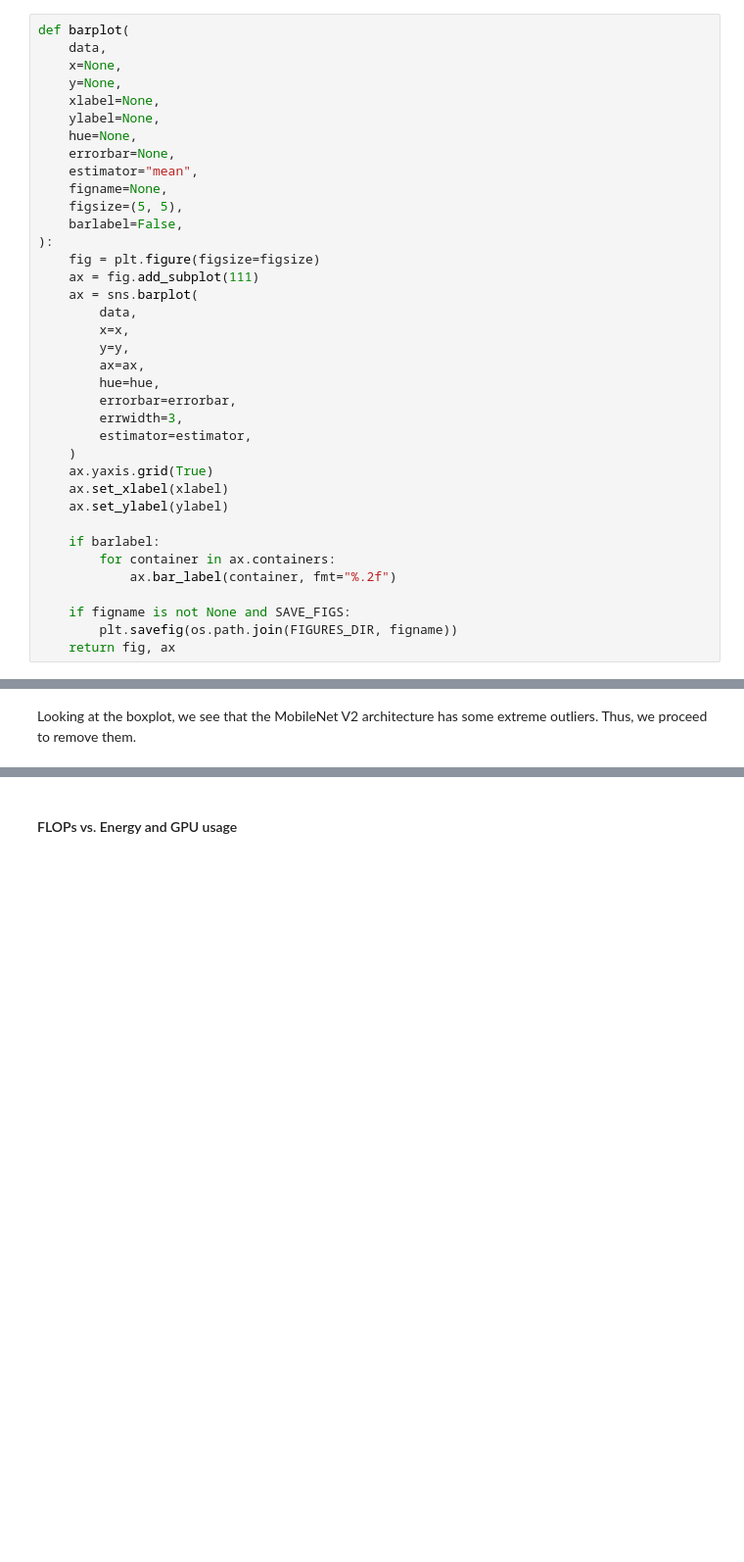
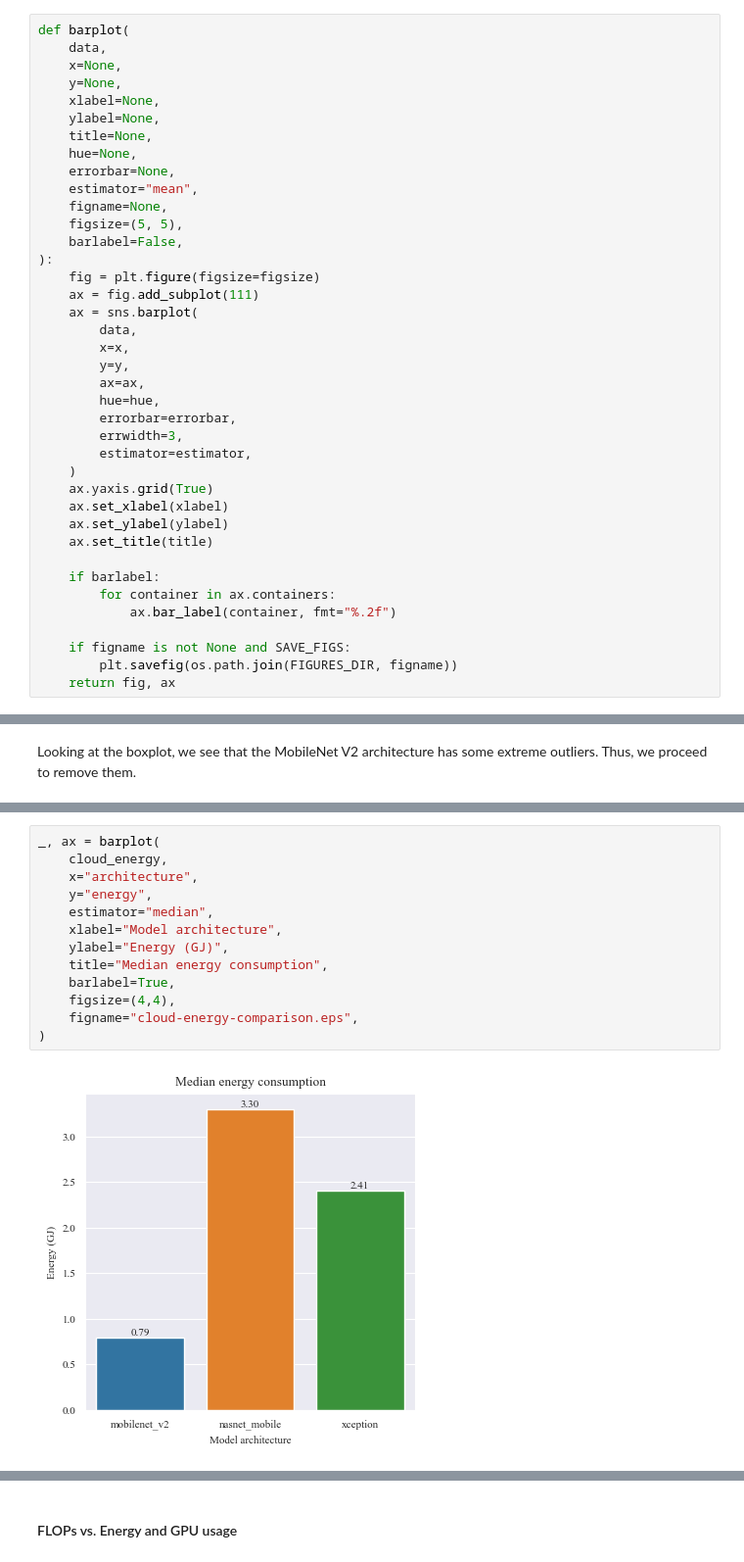
Before and after one commit to santidrj/DL-energetic-impact-analysis, a Jupyter notebook: data-analysis.ipynb, the cells around one changed output, grey strips where cells are left out. Shown at 98% size. Drawn from its saved outputs; the diff is of its cells as text; blank space fills up the shorter version.

```diff
--- a/data-analysis.ipynb
+++ b/data-analysis.ipynb
@@ -165,6 +167,7 @@ def barplot(
     y=None,
     xlabel=None,
     ylabel=None,
+    title=None,
     hue=None,
     errorbar=None,
     estimator="mean",
@@ -187,6 +190,7 @@ def barplot(
     ax.yaxis.grid(True)
     ax.set_xlabel(xlabel)
     ax.set_ylabel(ylabel)
+    ax.set_title(title)
 
     if barlabel:
         for container in ax.containers:
@@ -628,0 +819,15 @@ boxplot(
+# %%
+_, ax = barplot(
+    cloud_energy,
+    x="architecture",
+    y="energy",
+    estimator="median",
+    xlabel="Model architecture",
+    ylabel="Energy (GJ)",
+    title="Median energy consumption",
+    barlabel=True,
+    figsize=(4,4),
+    figname="cloud-energy-comparison.eps",
+)
+# %% [output]
+[figure, added]
```
Also changed, not shown: parts of 77 cells of this notebook.
